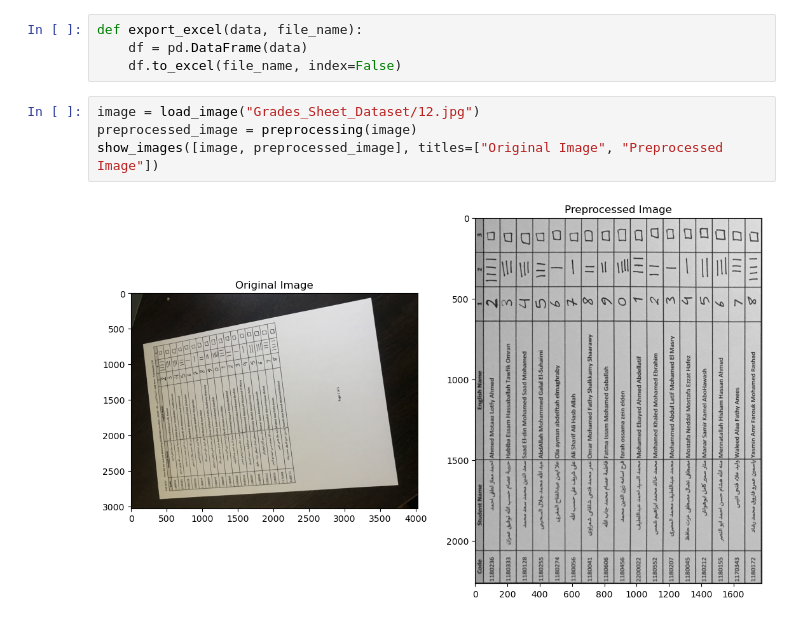
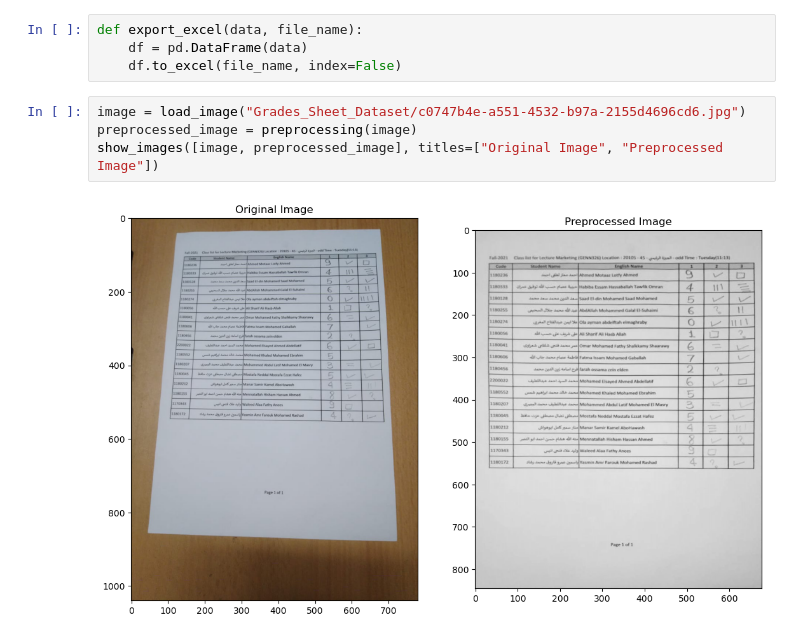
Before and after one commit to mariofouad/Grades-Auto-Filler, a Jupyter notebook: Module_1.ipynb, the cells around one changed output. Drawn from its saved outputs; the diff is of its cells as text.

```diff
--- a/Module_1.ipynb
+++ b/Module_1.ipynb
@@ -169,8 +168,8 @@ def export_excel(data, file_name):
     df = pd.DataFrame(data)
     df.to_excel(file_name, index=False)
 # %%
-image = load_image("Grades_Sheet_Dataset/12.jpg")
+image = load_image("Grades_Sheet_Dataset/c0747b4e-a551-4532-b97a-2155d4696cd6.jpg")
 preprocessed_image = preprocessing(image)
 show_images([image, preprocessed_image], titles=["Original Image", "Preprocessed Image"])
 # %% [output]
-[figure, old version]
+[figure, new version]
```
Also changed, not shown: parts of 1 cell of this notebook.
